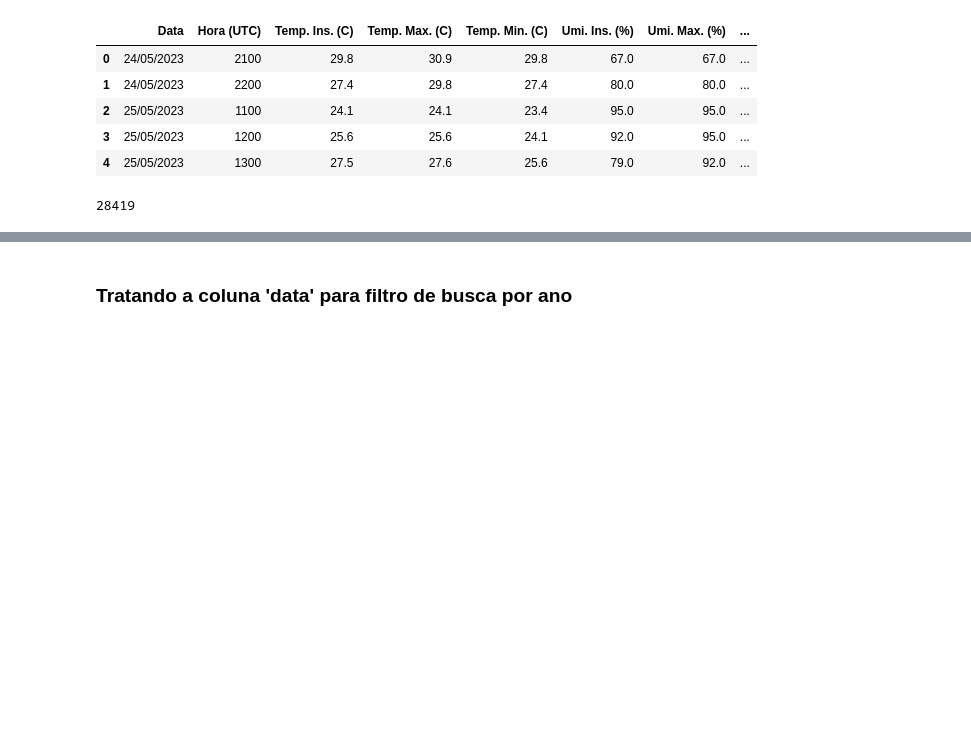
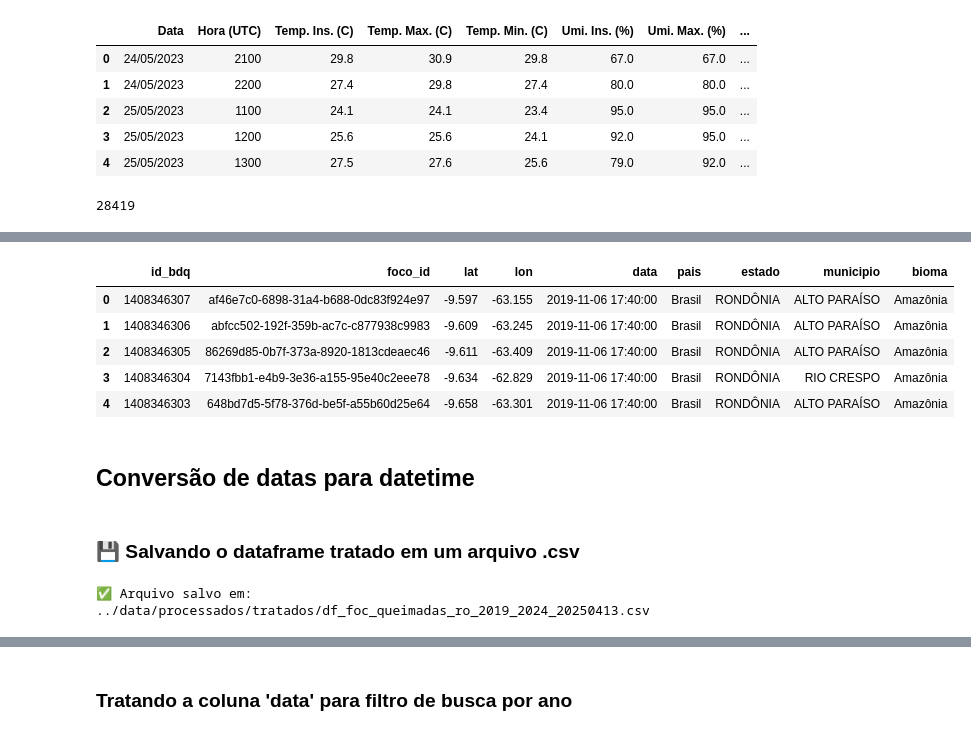
Before and after one commit to 6xAs/sentinela-ambiental, a Jupyter notebook: Notebooks/2_cleaning_transform.ipynb, the cells around one changed output, grey strips where cells are left out. Drawn from its saved outputs; the diff is of its cells as text; code cells hidden in the pictures; blank space fills up the shorter version.

```diff
--- a/Notebooks/2_cleaning_transform.ipynb
+++ b/Notebooks/2_cleaning_transform.ipynb
@@ -170,0 +211,36 @@ print(df_dados_met_ro_2020_2024.shape[0])
+# %%
+# Renomear a coluna data_pas para data
+df_foc_queimadas_ro_2019_2024.rename(columns={'data_pas': 'data'}, inplace=True)
+# %%
+df_foc_queimadas_ro_2019_2024.head()
+# %% [output]
+|  | id_bdq | foco_id | lat | lon | data | pais | estado | municipio | bioma |
+| 0 | 1408346307 | af46e7c0-6898-31a4-b688-0dc83f924e97 | -9.597 | -63.155 | 2019-11-06 17:40:00 | Brasil | RONDÔNIA | ALTO PARAÍSO | Amazônia |
+| 1 | 1408346306 | abfcc502-192f-359b-ac7c-c877938c9983 | -9.609 | -63.245 | 2019-11-06 17:40:00 | Brasil | RONDÔNIA | ALTO PARAÍSO | Amazônia |
+| 2 | 1408346305 | 86269d85-0b7f-373a-8920-1813cdeaec46 | -9.611 | -63.409 | 2019-11-06 17:40:00 | Brasil | RONDÔNIA | ALTO PARAÍSO | Amazônia |
+| 3 | 1408346304 | 7143fbb1-e4b9-3e36-a155-95e40c2eee78 | -9.634 | -62.829 | 2019-11-06 17:40:00 | Brasil | RONDÔNIA | RIO CRESPO | Amazônia |
+| 4 | 1408346303 | 648bd7d5-5f78-376d-be5f-a55b60d25e64 | -9.658 | -63.301 | 2019-11-06 17:40:00 | Brasil | RONDÔNIA | ALTO PARAÍSO | Amazônia |
+# %% [markdown]
+##  Conversão de datas para datetime
+# %% [markdown]
+### 💾 Salvando o dataframe tratado em um arquivo .csv
+# %%
+# Salvando o df_map_municipios_ro em um arquivo csv
+
+# 1. Padronizar nomes das colunas (snake_case)
+df_foc_queimadas_ro_2019_2024.columns = [
+    coluna.lower().replace(' ', '_').replace('ç', 'c').replace('ã', 'a')
+    for coluna in df_foc_queimadas_ro_2019_2024.columns
+]
+
+# 2. Criar diretório de saída (se não existir)
+output_dir = '../data/processados/tratados'
+os.makedirs(output_dir, exist_ok=True)
+
+# 3. Salvar em CSV (com encoding UTF-8 e sem índices)
+nome_arquivo = f"{output_dir}/df_foc_queimadas_ro_2019_2024_{pd.Timestamp.now().strftime('%Y%m%d')}.csv"
+df_foc_queimadas_ro_2019_2024.to_csv(nome_arquivo, index=False, encoding='utf-8')
+
+print(f"✅ Arquivo salvo em: {nome_arquivo}")
+# %% [output]
+✅ Arquivo salvo em: ../data/processados/tratados/df_foc_queimadas_ro_2019_2024_20250413.csv
```
Also changed, not shown: parts of 7 cells of this notebook, 5 other files.
